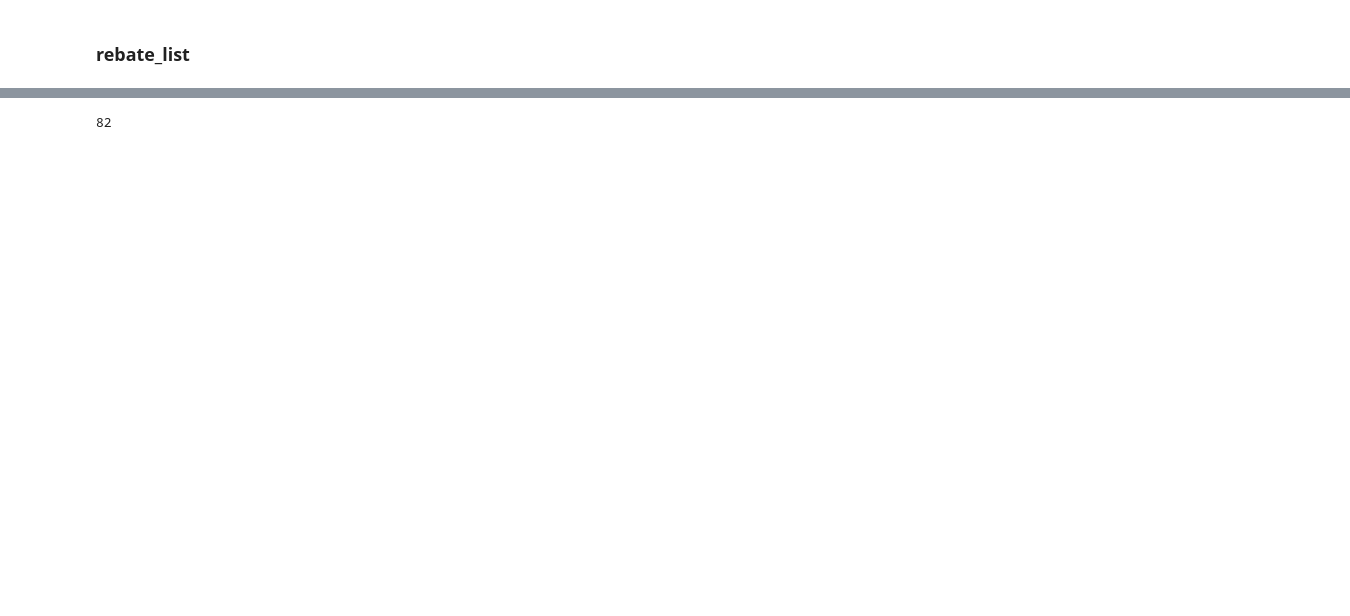
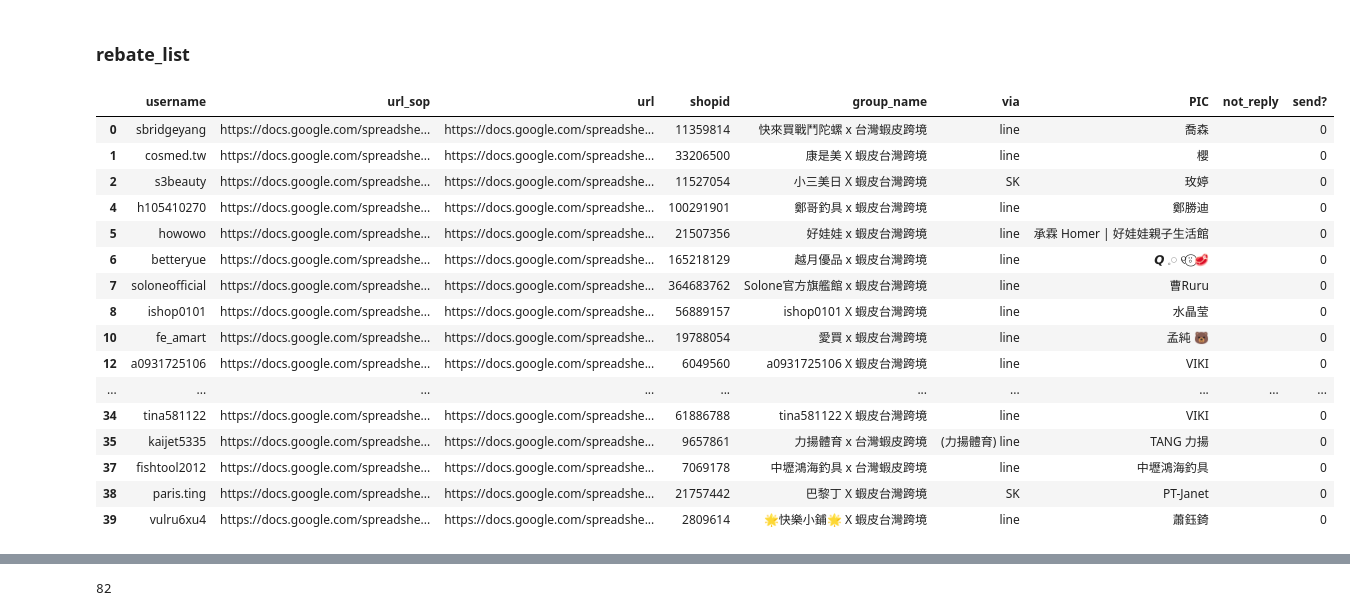
Before and after one commit to teddy21019/auto-line-sender, a Jupyter notebook: main.ipynb, the cells around one changed output, grey strips where cells are left out. Cells and saved outputs as stored; diff of their text form; code cells hidden in the pictures; blank space fills up the shorter version.

```diff
--- a/main.ipynb
+++ b/main.ipynb
@@ -84,16 +129,36 @@ Sellers
 # %%
 scope = ['https://www.googleapis.com/auth/spreadsheets']
 
 creds = Credentials.from_service_account_file("DATA/amazing-badge-373002-f2cb8a5301d3.json", scopes=scope)
 
 gs = gspread.authorize(creds)
 
 sheet = gs.open_by_url('https://docs.google.com/spreadsheets/d/1bxhH5j5y_I3Gw9jIwGCncnnj48Cq6Ycvd4BcgVTgdwY/edit#gid=684463482')
 
 worksheet = sheet.worksheet('username_list')
 Sellers = pd.DataFrame(worksheet.get_all_records())
 
+Sellers = Sellers[Sellers['send?'] == 0]
+
 Sellers
+# %% [output]
+|  | username | url_sop | url | shopid | group_name | via | PIC | not_reply | send? |
+| 0 | sbridgeyang | https://docs.google.com/spreadshe... | https://docs.google.com/spreadshe... | 11359814 | 快來買戰鬥陀螺 x 台灣蝦皮跨境 | line | 喬森 |  | 0 |
+| 1 | cosmed.tw | https://docs.google.com/spreadshe... | https://docs.google.com/spreadshe... | 33206500 | 康是美 X 蝦皮台灣跨境 | line | 櫻 |  | 0 |
+| 2 | s3beauty | https://docs.google.com/spreadshe... | https://docs.google.com/spreadshe... | 11527054 | 小三美日 X 蝦皮台灣跨境 | SK | 玫婷 |  | 0 |
+| 4 | h105410270 | https://docs.google.com/spreadshe... | https://docs.google.com/spreadshe... | 100291901 | 鄭哥釣具 x 蝦皮台灣跨境 | line | 鄭勝迪 |  | 0 |
+| 5 | howowo | https://docs.google.com/spreadshe... | https://docs.google.com/spreadshe... | 21507356 | 好娃娃 x 蝦皮台灣跨境 | line | 承霖 Homer | 好娃娃親子生活館 |  | 0 |
+| 6 | betteryue | https://docs.google.com/spreadshe... | https://docs.google.com/spreadshe... | 165218129 | 越月優品 x 蝦皮台灣跨境 | line | 𝙌 𓈒𓏸 ୧⍤⃝🥩 |  | 0 |
+| 7 | soloneofficial | https://docs.google.com/spreadshe... | https://docs.google.com/spreadshe... | 364683762 | Solone官方旗艦館 x 蝦皮台灣跨境 | line | 曹Ruru |  | 0 |
+| 8 | ishop0101 | https://docs.google.com/spreadshe... | https://docs.google.com/spreadshe... | 56889157 | ishop0101 X 蝦皮台灣跨境 | line | 水晶莹 |  | 0 |
+| 10 | fe_amart | https://docs.google.com/spreadshe... | https://docs.google.com/spreadshe... | 19788054 | 愛買 x 蝦皮台灣跨境 | line | 孟純 🐻 |  | 0 |
+| 12 | a0931725106 | https://docs.google.com/spreadshe... | https://docs.google.com/spreadshe... | 6049560 | a0931725106 X 蝦皮台灣跨境 | line | VIKI |  | 0 |
+| ... | ... | ... | ... | ... | ... | ... | ... | ... | ... |
+| 34 | tina581122 | https://docs.google.com/spreadshe... | https://docs.google.com/spreadshe... | 61886788 | tina581122 X 蝦皮台灣跨境 | line | VIKI |  | 0 |
+| 35 | kaijet5335 | https://docs.google.com/spreadshe... | https://docs.google.com/spreadshe... | 9657861 | 力揚體育 x 台灣蝦皮跨境 | (力揚體育) line | TANG 力揚 |  | 0 |
+| 37 | fishtool2012 | https://docs.google.com/spreadshe... | https://docs.google.com/spreadshe... | 7069178 | 中壢鴻海釣具 x 台灣蝦皮跨境 | line | 中壢鴻海釣具 |  | 0 |
+| 38 | paris.ting | https://docs.google.com/spreadshe... | https://docs.google.com/spreadshe... | 21757442 | 巴黎丁 X 蝦皮台灣跨境 | SK | PT-Janet |  | 0 |
+| 39 | vulru6xu4 | https://docs.google.com/spreadshe... | https://docs.google.com/spreadshe... | 2809614 | 🌟快樂小鋪🌟 X 蝦皮台灣跨境 | line | 蕭鈺錡 |  | 0 |
 # %%
 line_users = Sellers[Sellers['via'].str.contains('line')]
 # line_users.drop(line_users[(line_users['group_name'] == 'essence艾森絲 x 台灣蝦皮跨境')|(line_users['group_name'] == '超萌行銷 X 蝦皮台灣跨境')].index, inplace = True)
```
Also changed, not shown: parts of 14 cells of this notebook.
